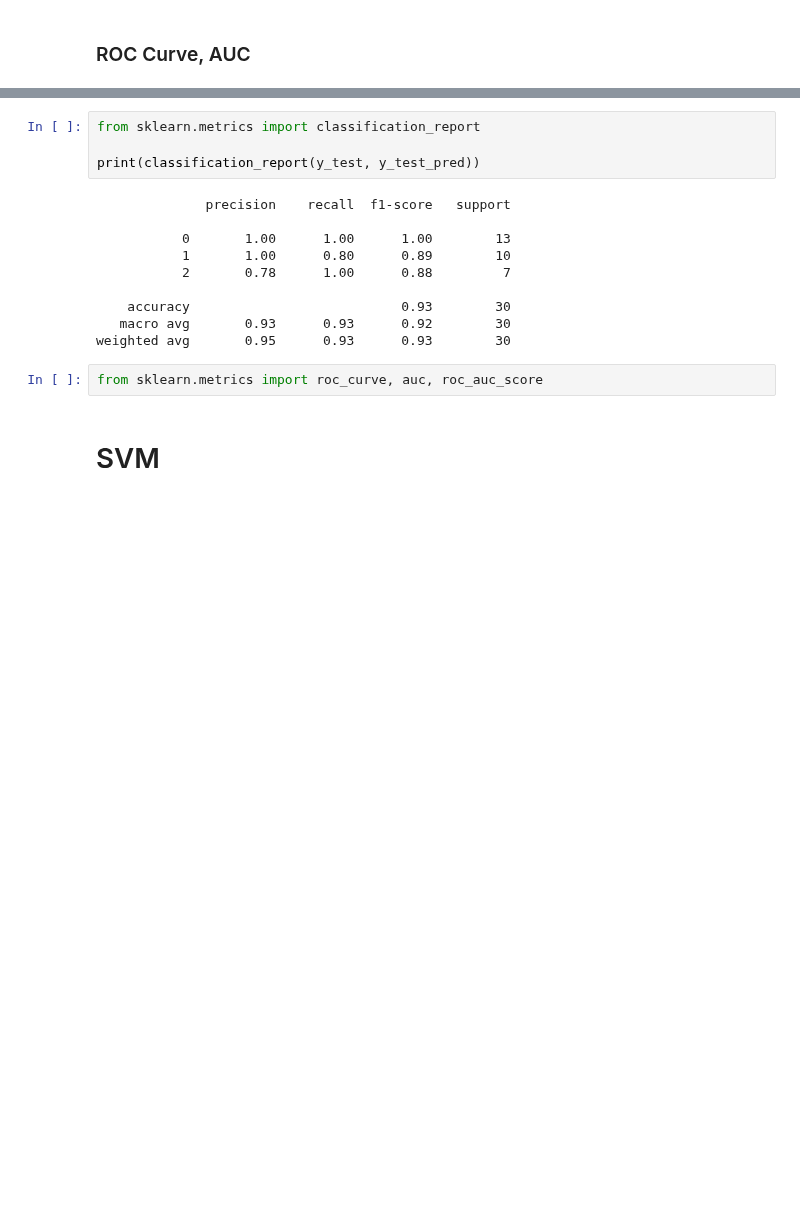
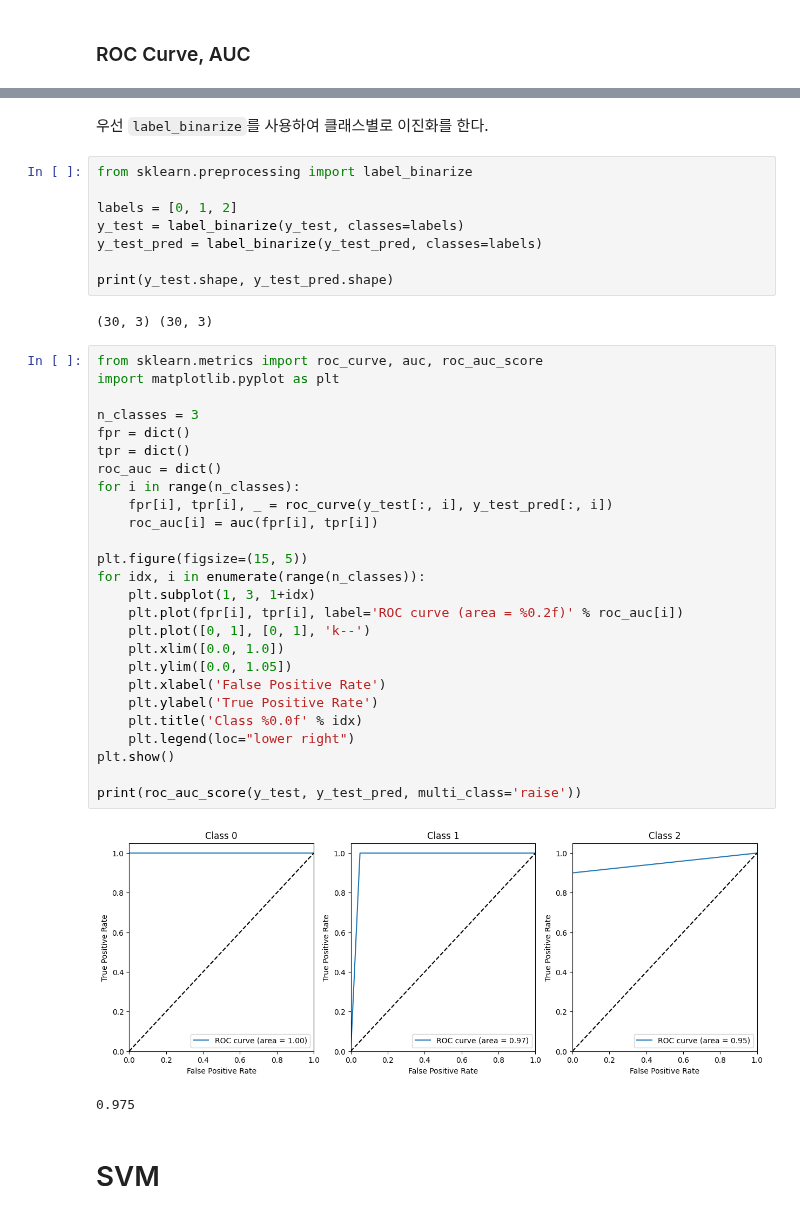
Before and after one commit to uyunho99/study, a Jupyter notebook: Basic_Study/wk4/basic_wk4.ipynb, the cells around one changed output, grey strips where cells are left out. Cells and saved outputs as stored; diff of their text form; blank space fills up the shorter version.

```diff
--- a/Basic_Study/wk4/basic_wk4.ipynb
+++ b/Basic_Study/wk4/basic_wk4.ipynb
@@ -113,19 +133,44 @@ AUC(Area Under the Curve)는 ROC curve의 면적을 의미한다. 위양성률
-# %%
-from sklearn.metrics import classification_report
-
-print(classification_report(y_test, y_test_pred))
-# %% [output]
-              precision    recall  f1-score   support
-
-           0       1.00      1.00      1.00        13
-           1       1.00      0.80      0.89        10
-           2       0.78      1.00      0.88         7
-
-    accuracy                           0.93        30
-   macro avg       0.93      0.93      0.92        30
-weighted avg       0.95      0.93      0.93        30
-# %%
-from sklearn.metrics import roc_curve, auc, roc_auc_score
+# %% [markdown]
+우선 `label_binarize`를 사용하여 클래스별로 이진화를 한다.
+# %%
+from sklearn.preprocessing import label_binarize
+
+labels = [0, 1, 2]
+y_test = label_binarize(y_test, classes=labels)
+y_test_pred = label_binarize(y_test_pred, classes=labels)
+
+print(y_test.shape, y_test_pred.shape)
+# %% [output]
+(30, 3) (30, 3)
+# %%
+from sklearn.metrics import roc_curve, auc, roc_auc_score
+import matplotlib.pyplot as plt
+
+n_classes = 3
+fpr = dict()
+tpr = dict()
+roc_auc = dict()
+for i in range(n_classes):
+    fpr[i], tpr[i], _ = roc_curve(y_test[:, i], y_test_pred[:, i])
+    roc_auc[i] = auc(fpr[i], tpr[i])
+
+plt.figure(figsize=(15, 5))
+for idx, i in enumerate(range(n_classes)):
+    plt.subplot(1, 3, 1+idx)
+    plt.plot(fpr[i], tpr[i], label='ROC curve (area = %0.2f)' % roc_auc[i])
+    plt.plot([0, 1], [0, 1], 'k--')
+    plt.xlim([0.0, 1.0])
+    plt.ylim([0.0, 1.05])
+    plt.xlabel('False Positive Rate')
+    plt.ylabel('True Positive Rate')
+    plt.title('Class %0.0f' % idx)
+    plt.legend(loc="lower right")
+plt.show()
+
+print(roc_auc_score(y_test, y_test_pred, multi_class='raise'))
+# %% [output]
+[figure, added]
+0.975
 # %% [markdown]
 # SVM
 # %% [markdown]
```
Also changed, not shown: parts of 13 cells of this notebook, 4 other files.
